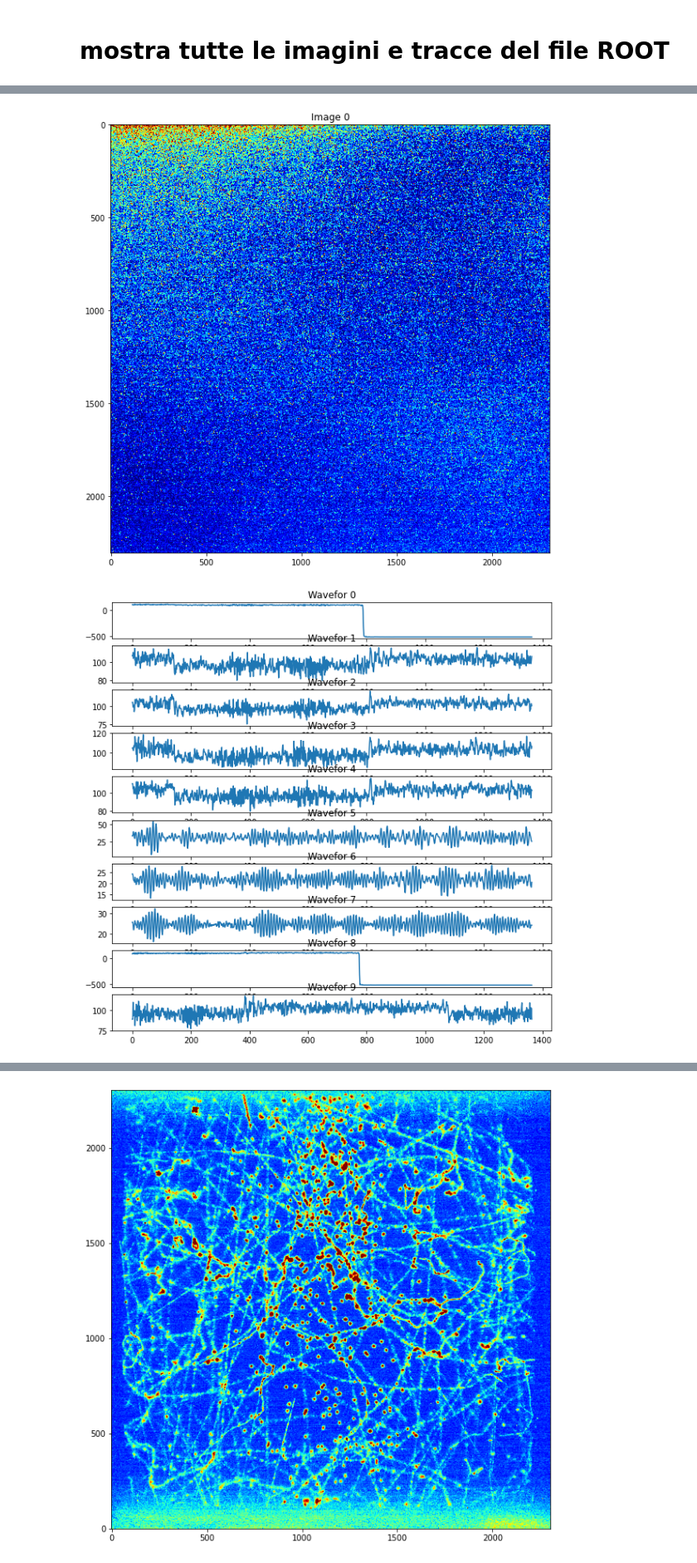
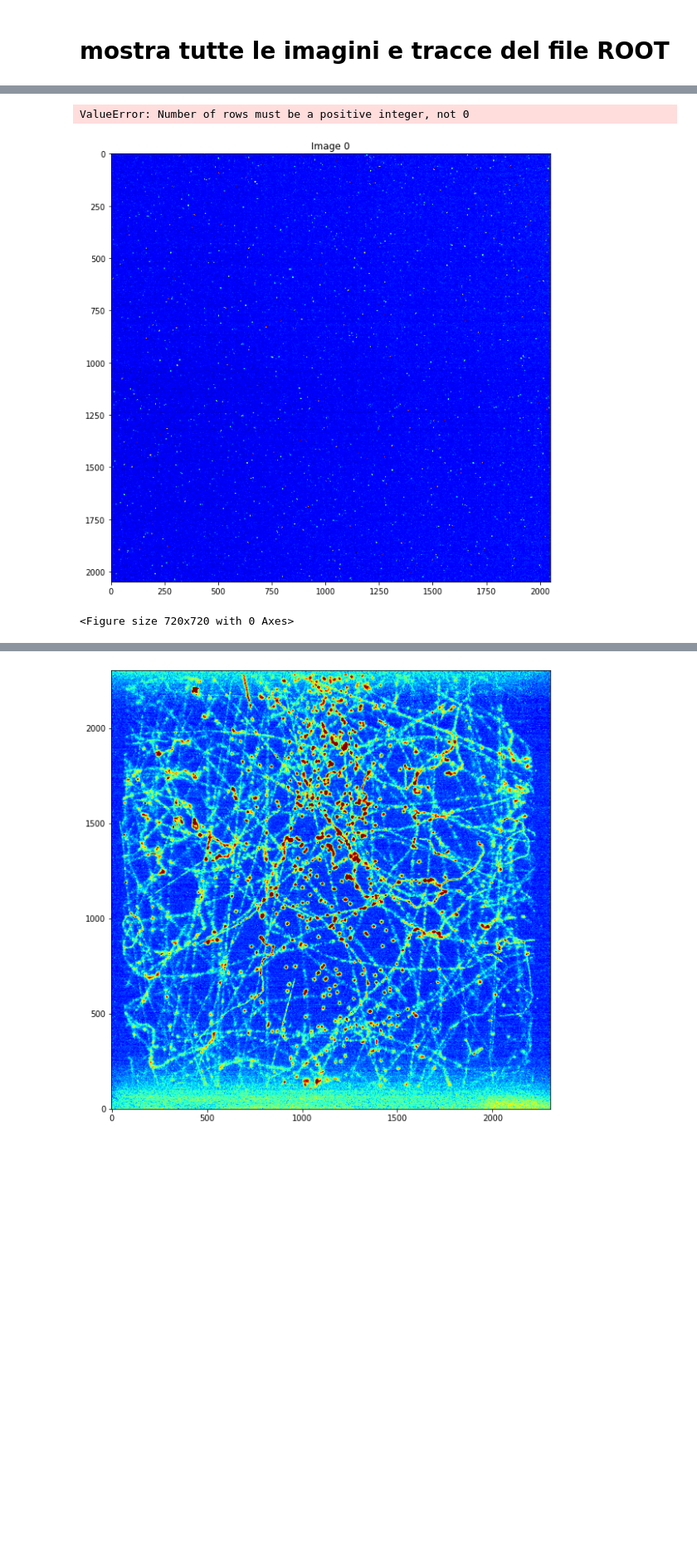
Before and after one commit to gmazzitelli/cygno_cloud, a Jupyter notebook: display.ipynb, the cells around one changed output, grey strips where cells are left out. Shown at 83% size. Cells and saved outputs as stored; diff of their text form; code cells hidden in the pictures; blank space fills up the shorter version.

```diff
--- a/display.ipynb
+++ b/display.ipynb
@@ -11,7 +11,7 @@ Welcome to JupyROOT 6.24/06
 # %% [markdown]
 # mostra tutte le imagini e tracce del file ROOT
 # %%
-cfile = cy.open_(run=5479, tag='LAB', posix=False, verbose=True)
+cfile = cy.open_(run=6341, tag='LAB', posix=False, verbose=True)
 wfm_module=int(cfile.max_wfm/cfile.max_pic)
 
 for iTr in range(1):
@@ -41,3 +41,4 @@ Camera X, Y pixel: 2304 2304
+ValueError: Number of rows must be a positive integer, not 0
-[figure, old version]
+[figure, new version]
-[figure, removed]
+<Figure size 720x720 with 0 Axes>
 # %%
```
Also changed, not shown: parts of 3 cells of this notebook, 3 other files.
